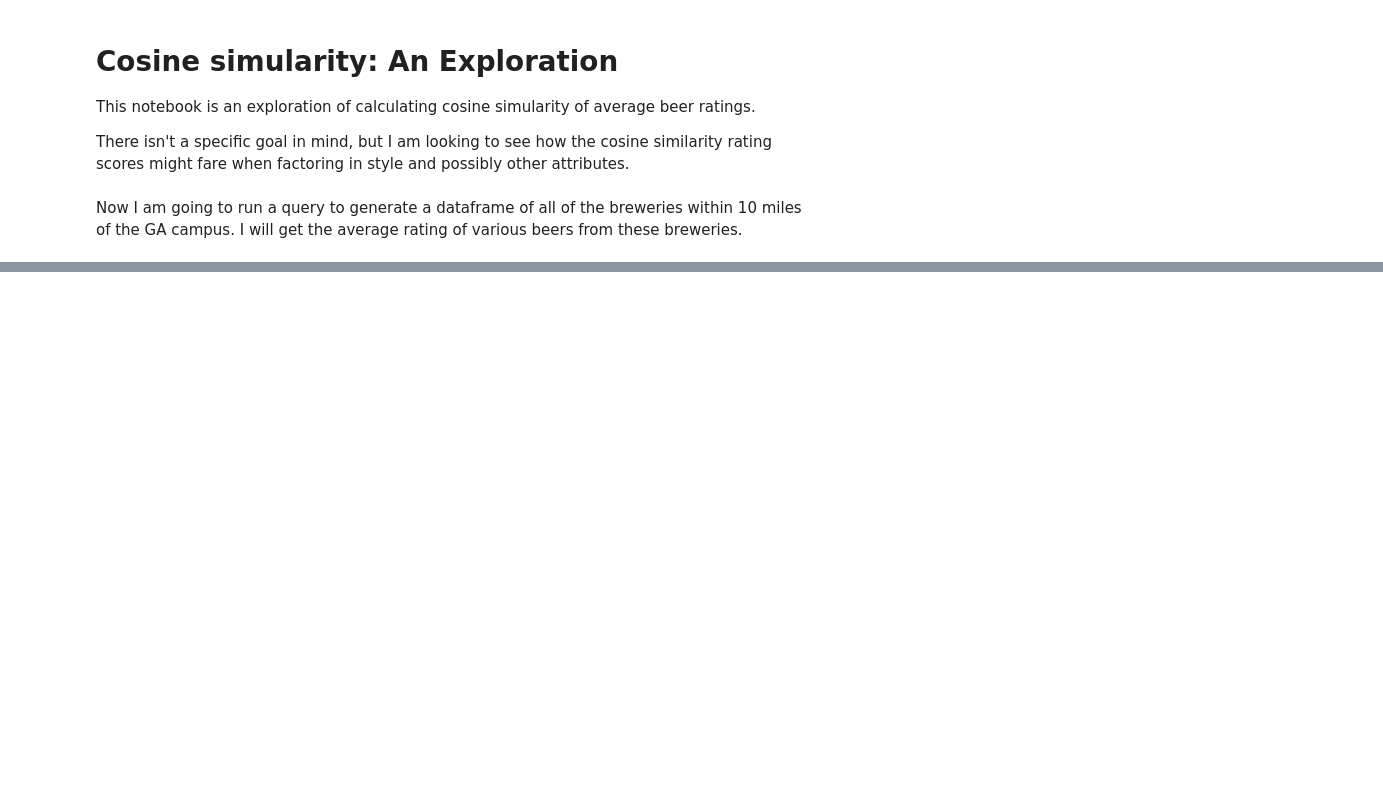
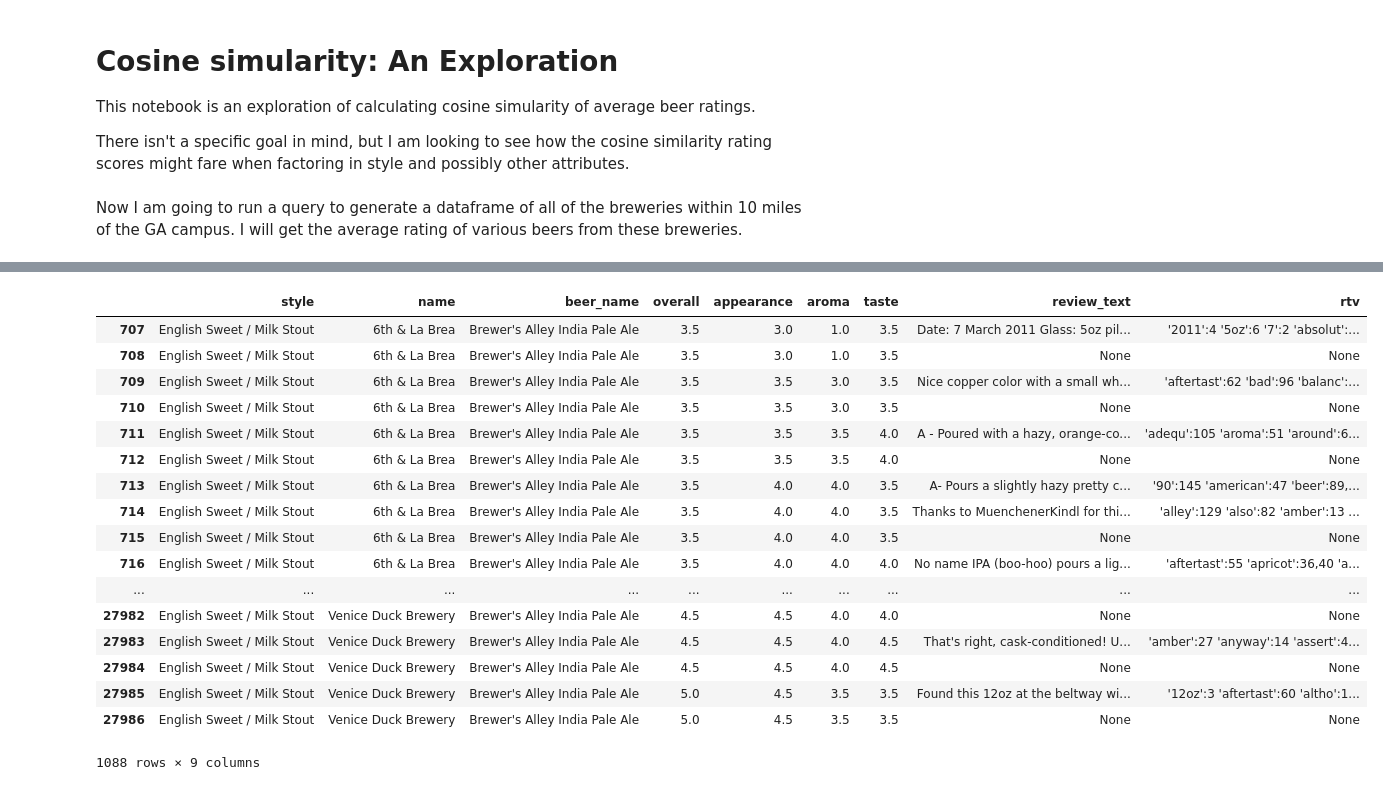
Before and after one commit to rajangdavis/getcraftbeer_eda, a Jupyter notebook: notebooks/Cosine Simularity Exploration.ipynb, the cells around one changed output, grey strips where cells are left out. Cells and saved outputs as stored; diff of their text form; code cells hidden in the pictures; blank space fills up the shorter version.

```diff
--- a/notebooks/Cosine Simularity Exploration.ipynb
+++ b/notebooks/Cosine Simularity Exploration.ipynb
@@ -83,0 +147,38 @@ See the caveats in the documentation: http://pandas.pydata.org/pandas-docs/stabl
+# %%
+# pick a beer
+# recommend nearby based on style
+# and cosine simularity
+
+cosine_simularity_query = """
+SELECT
+styles.name as style,
+breweries.name,
+beers.name as beer_name,
+reviews.review_overall as overall,
+reviews.review_appearance as appearance,
+reviews.review_aroma as aroma,
+reviews.review_taste as taste,
+reviews.review_text as review_text
+FROM
+reviews, styles, beers, breweries
+WHERE
+reviews.beer_id = beers.id
+AND review_overall > 3
+AND styles.id = beers.id
+AND ST_DWithin(
+    ST_GeomFromText('POINT(34.01080683333333 -118.4922238333333)', 4326),
+    ST_GeomFromText(ST_AsText(breweries.position),4326), 10/57.884
+)
+GROUP BY ST_DWithin(
+    ST_GeomFromText('POINT(34.01080683333333 -118.4922238333333)', 4326),
+    ST_GeomFromText(ST_AsText(breweries.position),4326), 10/57.884
+), breweries.name, styles.name,
+beers.name, reviews.review_overall,
+reviews.review_appearance,
+reviews.review_aroma,
+reviews.review_taste,
+reviews.review_text,
+reviews.review_text_vector;
+"""
+# English Sweet / Milk Stout
+cosine_results = pd.read_sql(cosine_simularity_query, con=engine)
@@ -83,0 +246,21 @@ See the caveats in the documentation: http://pandas.pydata.org/pandas-docs/stabl
+# %%
+cosine_results[cosine_results["style"] == 'English Sweet / Milk Stout']
+# %% [output]
+|  | style | name | beer_name | overall | appearance | aroma | taste | review_text | rtv |
+| 707 | English Sweet / Milk Stout | 6th & La Brea | Brewer's Alley India Pale Ale | 3.5 | 3.0 | 1.0 | 3.5 | Date: 7 March 2011 Glass: 5oz pil... | '2011':4 '5oz':6 '7':2 'absolut':... |
+| 708 | English Sweet / Milk Stout | 6th & La Brea | Brewer's Alley India Pale Ale | 3.5 | 3.0 | 1.0 | 3.5 | None | None |
+| 709 | English Sweet / Milk Stout | 6th & La Brea | Brewer's Alley India Pale Ale | 3.5 | 3.5 | 3.0 | 3.5 | Nice copper color with a small wh... | 'aftertast':62 'bad':96 'balanc':... |
+| 710 | English Sweet / Milk Stout | 6th & La Brea | Brewer's Alley India Pale Ale | 3.5 | 3.5 | 3.0 | 3.5 | None | None |
+| 711 | English Sweet / Milk Stout | 6th & La Brea | Brewer's Alley India Pale Ale | 3.5 | 3.5 | 3.5 | 4.0 | A - Poured with a hazy, orange-co... | 'adequ':105 'aroma':51 'around':6... |
+| 712 | English Sweet / Milk Stout | 6th & La Brea | Brewer's Alley India Pale Ale | 3.5 | 3.5 | 3.5 | 4.0 | None | None |
+| 713 | English Sweet / Milk Stout | 6th & La Brea | Brewer's Alley India Pale Ale | 3.5 | 4.0 | 4.0 | 3.5 | A- Pours a slightly hazy pretty c... | '90':145 'american':47 'beer':89,... |
+| 714 | English Sweet / Milk Stout | 6th & La Brea | Brewer's Alley India Pale Ale | 3.5 | 4.0 | 4.0 | 3.5 | Thanks to MuenchenerKindl for thi... | 'alley':129 'also':82 'amber':13 ... |
+| 715 | English Sweet / Milk Stout | 6th & La Brea | Brewer's Alley India Pale Ale | 3.5 | 4.0 | 4.0 | 3.5 | None | None |
+| 716 | English Sweet / Milk Stout | 6th & La Brea | Brewer's Alley India Pale Ale | 3.5 | 4.0 | 4.0 | 4.0 | No name IPA (boo-hoo) pours a lig... | 'aftertast':55 'apricot':36,40 'a... |
+| ... | ... | ... | ... | ... | ... | ... | ... | ... | ... |
+| 27982 | English Sweet / Milk Stout | Venice Duck Brewery | Brewer's Alley India Pale Ale | 4.5 | 4.5 | 4.0 | 4.0 | None | None |
+| 27983 | English Sweet / Milk Stout | Venice Duck Brewery | Brewer's Alley India Pale Ale | 4.5 | 4.5 | 4.0 | 4.5 | That's right, cask-conditioned! U... | 'amber':27 'anyway':14 'assert':4... |
+| 27984 | English Sweet / Milk Stout | Venice Duck Brewery | Brewer's Alley India Pale Ale | 4.5 | 4.5 | 4.0 | 4.5 | None | None |
+| 27985 | English Sweet / Milk Stout | Venice Duck Brewery | Brewer's Alley India Pale Ale | 5.0 | 4.5 | 3.5 | 3.5 | Found this 12oz at the beltway wi... | '12oz':3 'aftertast':60 'altho':1... |
+| 27986 | English Sweet / Milk Stout | Venice Duck Brewery | Brewer's Alley India Pale Ale | 5.0 | 4.5 | 3.5 | 3.5 | None | None |
+1088 rows × 9 columns
```
Also changed, not shown: parts of 13 cells of this notebook, 1 other file.
